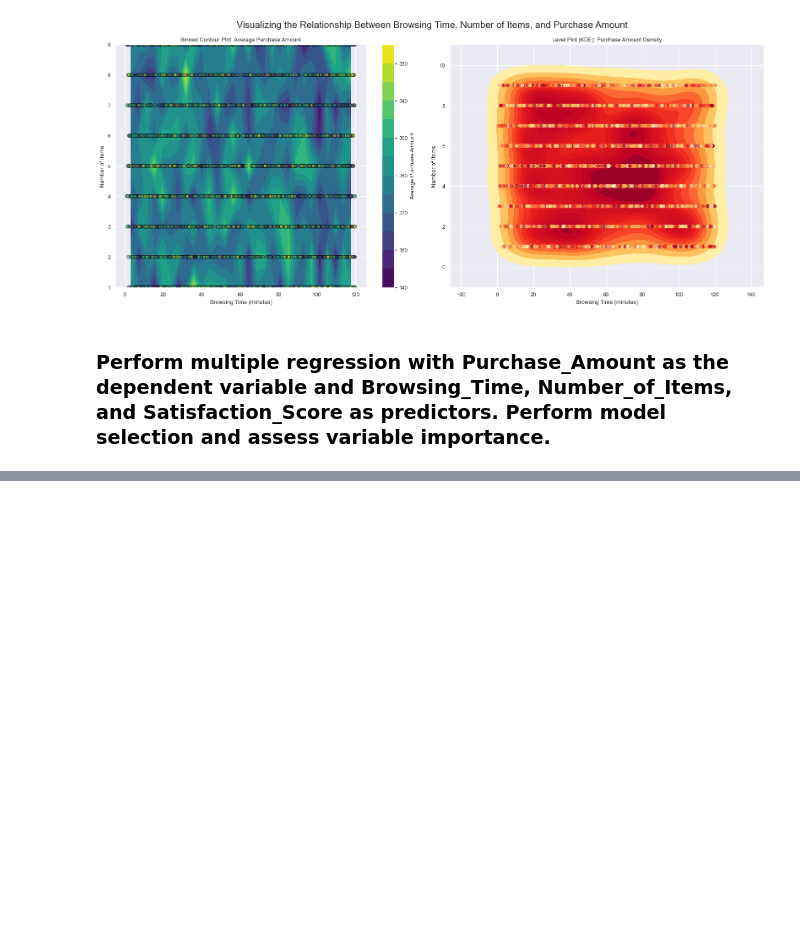
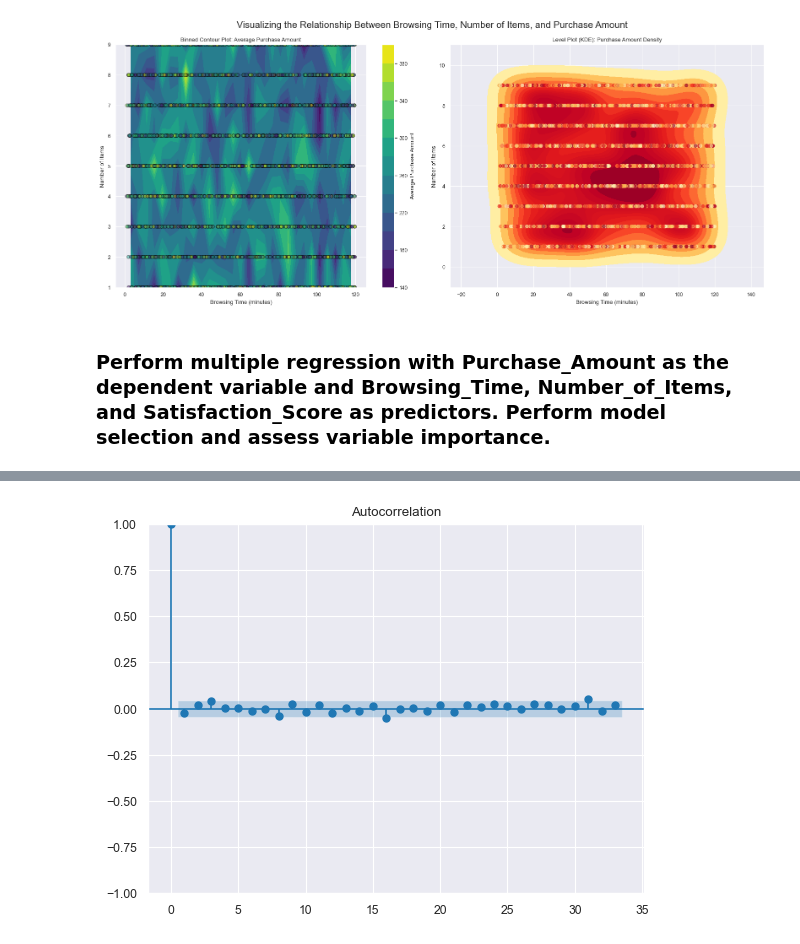
Before and after one commit to RomandRapido/DSC1105_EDA, a Jupyter notebook: SA1_Lansangan/SA1_Lansangan.ipynb, the cells around one changed output, grey strips where cells are left out. Drawn from its saved outputs; the diff is of its cells as text; code cells hidden in the pictures; blank space fills up the shorter version.

```diff
--- a/SA1_Lansangan/SA1_Lansangan.ipynb
+++ b/SA1_Lansangan/SA1_Lansangan.ipynb
@@ -622,0 +743,6 @@ Notes:
+# %%
+X_scaled_df.drop(columns="Browsing_Time_Cat", inplace=True)
+# %%
+formula = f"target ~ {" + ".join(X_scaled_df.columns)}"
+model = MultiReg(formula=formula)
+model.fit(X=X_scaled_df, y=y_train)
@@ -622,0 +789,4 @@ Notes:
+# %%
+plot_acf(model.model_.resid);
+# %% [output]
+[figure, added]
```
Also changed, not shown: parts of 13 cells of this notebook, 1 other file.
